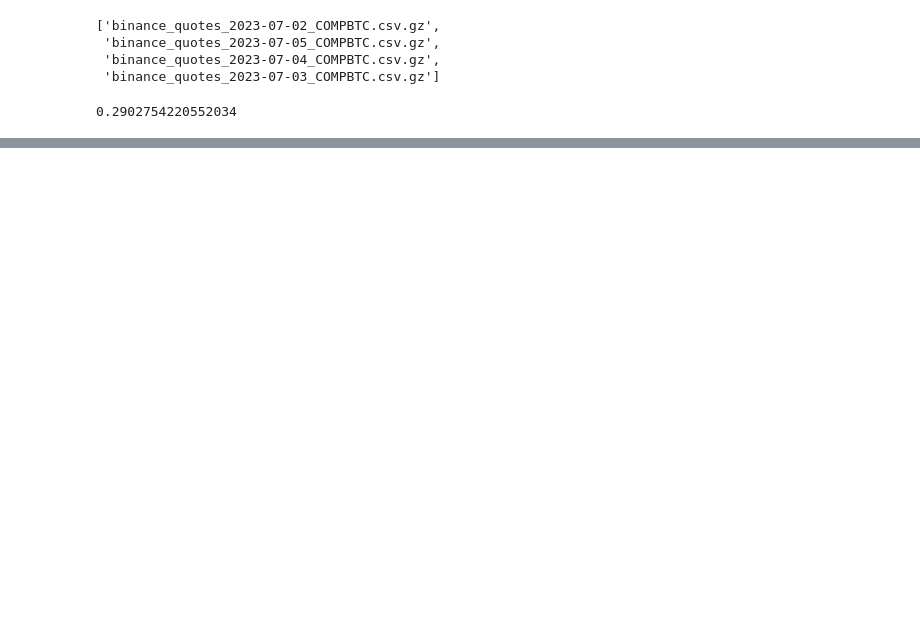
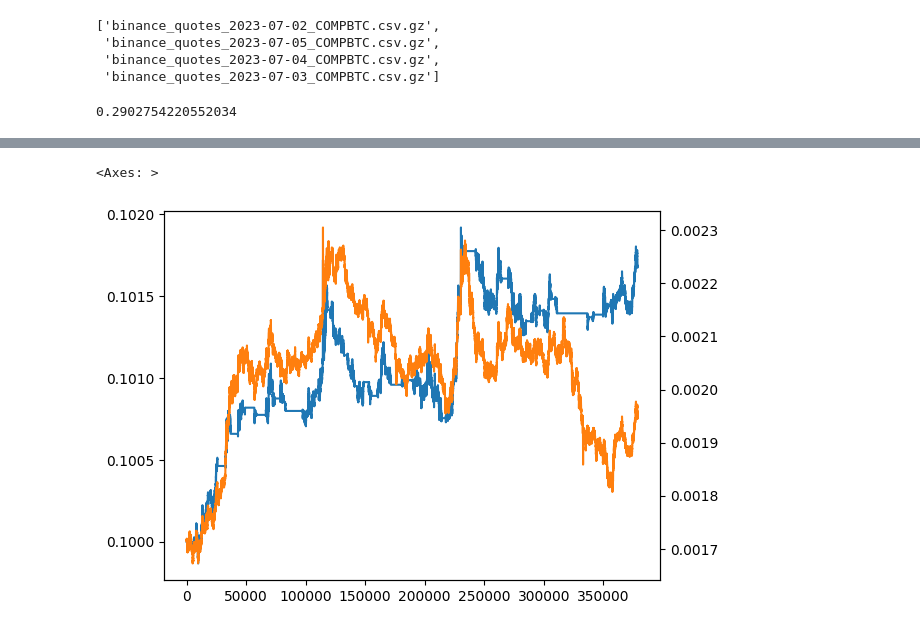
Before and after one commit to jaNGOB/pySimX, a Jupyter notebook: upbit_strat.ipynb, the cells around one changed output, grey strips where cells are left out. Cells and saved outputs as stored; diff of their text form; code cells hidden in the pictures; blank space fills up the shorter version.

```diff
--- a/upbit_strat.ipynb
+++ b/upbit_strat.ipynb
@@ -185,0 +178,6 @@ Open Sell Orders
+# %%
+bal.combined.plot()
+bal.mid.plot(secondary_y=True)
+# %% [output]
+<Axes: >
+[figure, added]
```
Also changed, not shown: parts of 11 cells of this notebook, 1 other file.
